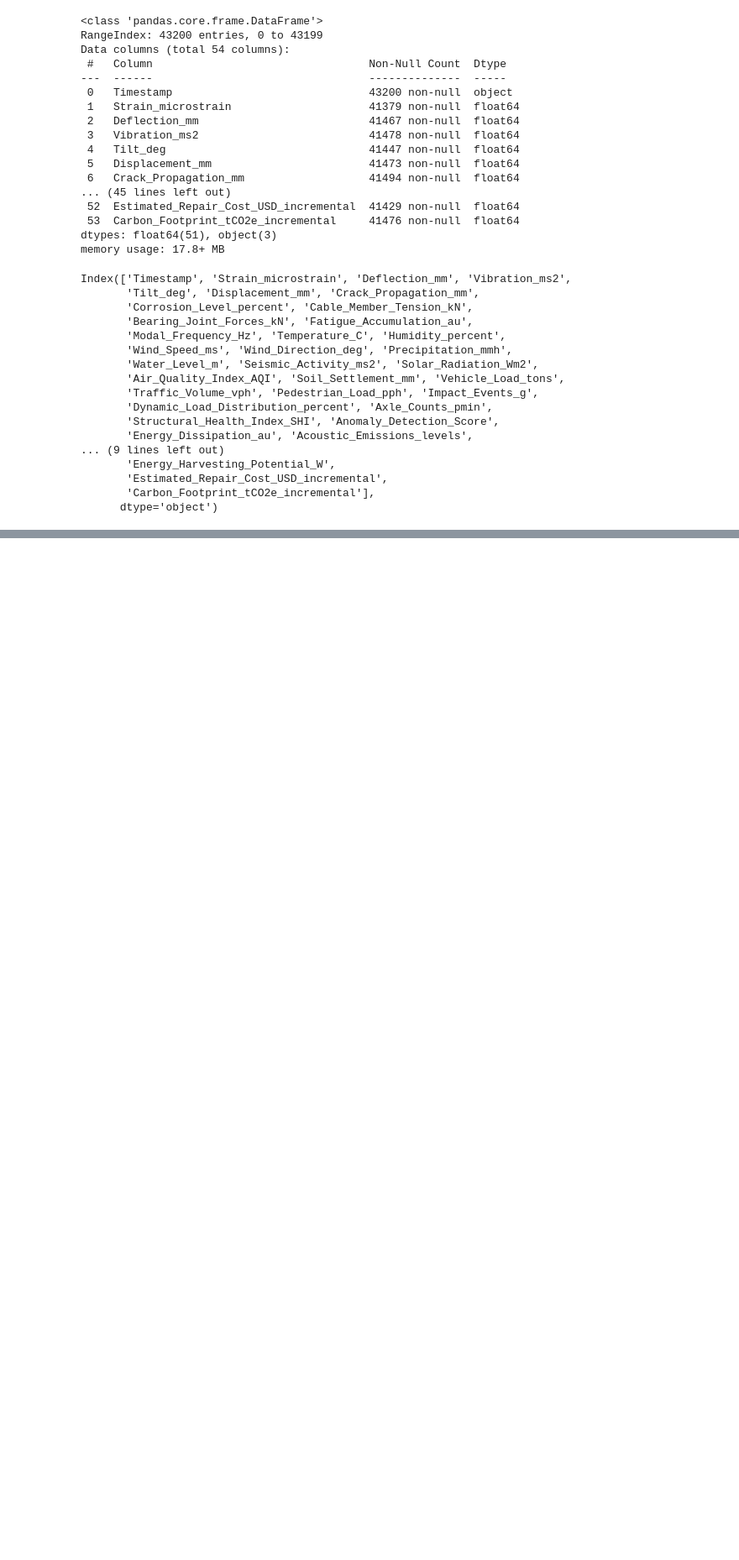
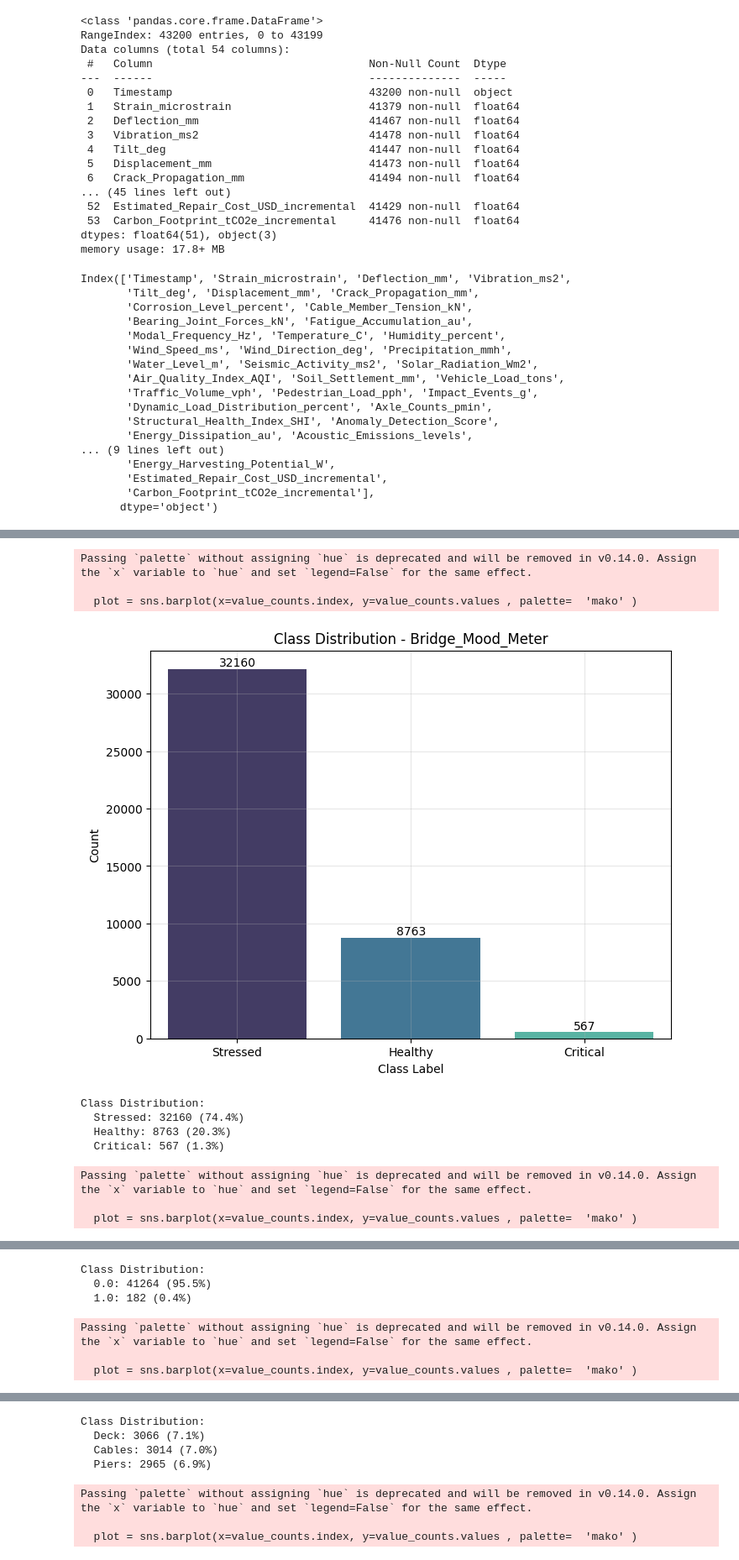
Before and after one commit to Mo7ammedAOS/bridge-health-monitoring, a Jupyter notebook: notebooks/01_data_exploration.ipynb, the cells around one changed output, grey strips where cells are left out. Shown at 84% size. Saved outputs shown, nothing was run; the diff lists cells and outputs as text; code cells hidden in the pictures; blank space fills up the shorter version.

```diff
--- a/notebooks/01_data_exploration.ipynb
+++ b/notebooks/01_data_exploration.ipynb
@@ -83,0 +108,4 @@ bridge_data.describe().T
+# %%
+class_columns = [column for column in bridge_data.columns if len(bridge_data[column].unique()) <= 5]
+
+class_columns
@@ -83,0 +121,41 @@ bridge_data.describe().T
+# %%
+def get_class_distribution(df, col=None):
+
+    value_counts = df[col].value_counts() if col else df.value_counts()
+
+    # Plot
+    plt.figure(figsize=(8, 6))
+    plot = sns.barplot(x=value_counts.index, y=value_counts.values , palette=  'mako' )
+    plt.title(f'Class Distribution - {col}' if col else 'Class Distribution')
+    plt.xlabel('Class Label')
+    plt.ylabel('Count')
+    plt.grid(True, alpha=0.3)
+
+    # Add counts on bars
+    for patch in plot.patches:
+        plt.text(patch.get_x() + patch.get_width()/2, patch.get_height() + 0.1,
+                int(patch.get_height()), ha='center', va='bottom')
+
+    plt.show()
+
+    # Print counts
+    print("Class Distribution:")
+    total = len(df[col]) if col else len(df)
+    for label, count in value_counts.items():
+        print(f"  {label}: {count} ({count/total*100:.1f}%)")
+# %%
+# show classification label values distribution
+for column in class_columns:
+    get_class_distribution(bridge_data,column)
+# %% [output]
+Passing `palette` without assigning `hue` is deprecated and will be removed in v0.14.0. Assign the `x` variable to `hue` and set `legend=False` for the same effect.
+
+  plot = sns.barplot(x=value_counts.index, y=value_counts.values , palette=  'mako' )
+[figure, added]
+Class Distribution:
+  Stressed: 32160 (74.4%)
+  Healthy: 8763 (20.3%)
+  Critical: 567 (1.3%)
+Passing `palette` without assigning `hue` is deprecated and will be removed in v0.14.0. Assign the `x` variable to `hue` and set `legend=False` for the same effect.
+
+  plot = sns.barplot(x=value_counts.index, y=value_counts.values , palette=  'mako' )
@@ -83,0 +163,6 @@ bridge_data.describe().T
+Class Distribution:
+  0.0: 41264 (95.5%)
+  1.0: 182 (0.4%)
+Passing `palette` without assigning `hue` is deprecated and will be removed in v0.14.0. Assign the `x` variable to `hue` and set `legend=False` for the same effect.
+
+  plot = sns.barplot(x=value_counts.index, y=value_counts.values , palette=  'mako' )
@@ -83,0 +170,7 @@ bridge_data.describe().T
+Class Distribution:
+  Deck: 3066 (7.1%)
+  Cables: 3014 (7.0%)
+  Piers: 2965 (6.9%)
+Passing `palette` without assigning `hue` is deprecated and will be removed in v0.14.0. Assign the `x` variable to `hue` and set `legend=False` for the same effect.
+
+  plot = sns.barplot(x=value_counts.index, y=value_counts.values , palette=  'mako' )
```
Also changed, not shown: parts of 4 cells of this notebook, 1 other file.
